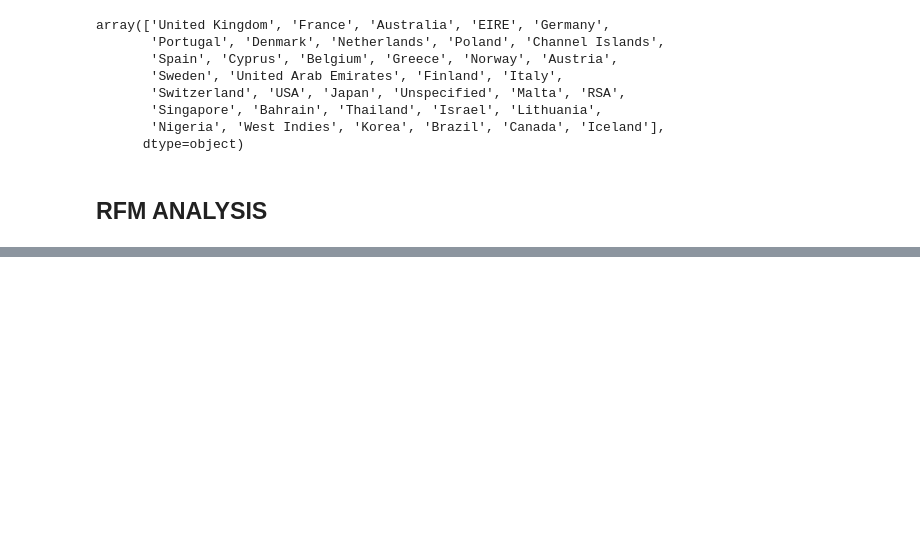
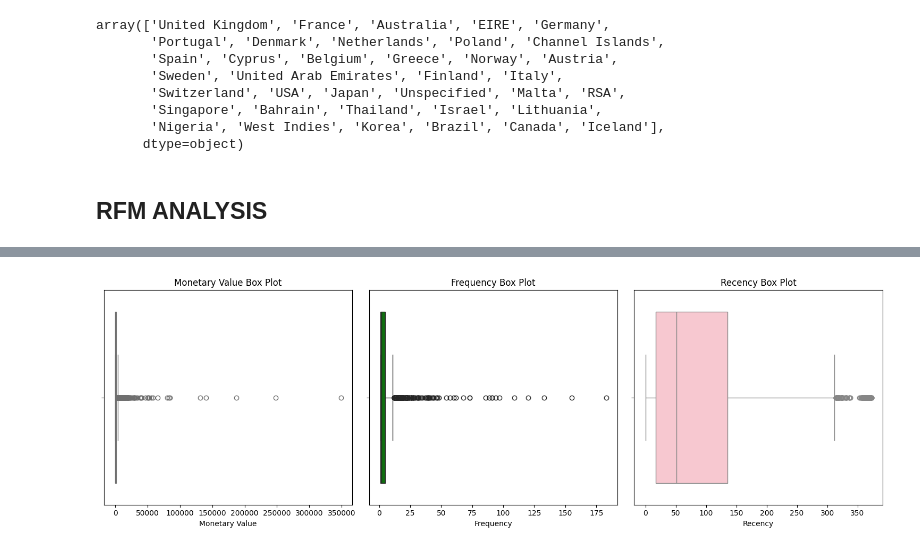
Before and after one commit to jcampuzano1111/K-Means-Online-Retailes, a Jupyter notebook: K_Means_cluster_online_retail.ipynb, the cells around one changed output, grey strips where cells are left out. Cells and saved outputs as stored; diff of their text form; code cells hidden in the pictures; blank space fills up the shorter version.

```diff
--- a/K_Means_cluster_online_retail.ipynb
+++ b/K_Means_cluster_online_retail.ipynb
@@ -384,0 +427,22 @@ aggregated_df.head()
+# %%
+plt.figure(figsize=(15, 5))
+
+plt.subplot(1, 3, 1)
+sns.boxplot(data=aggregated_df, x='MonetaryValue', color='skyblue')
+plt.title('Monetary Value Box Plot')
+plt.xlabel('Monetary Value')
+
+plt.subplot(1, 3, 2)
+sns.boxplot(data=aggregated_df, x='Frequency', color='green')
+plt.title('Frequency Box Plot')
+plt.xlabel('Frequency')
+
+plt.subplot(1, 3, 3)
+sns.boxplot(data=aggregated_df, x='Recency', color='pink')
+plt.title('Recency Box Plot')
+plt.xlabel('Recency')
+
+plt.tight_layout()
+plt.show()
+# %% [output]
+[figure, added]
```
Also changed, not shown: parts of 14 cells of this notebook.
